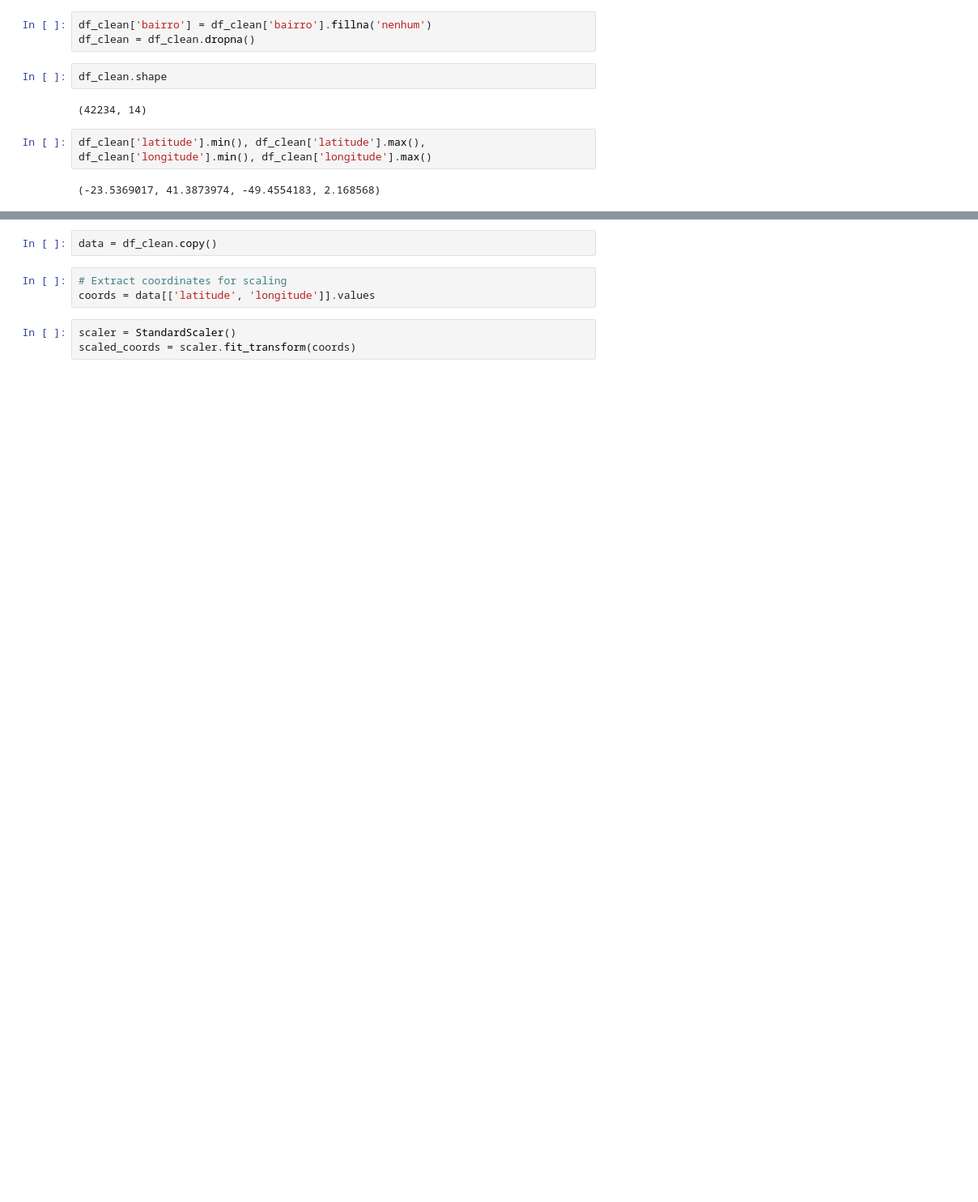
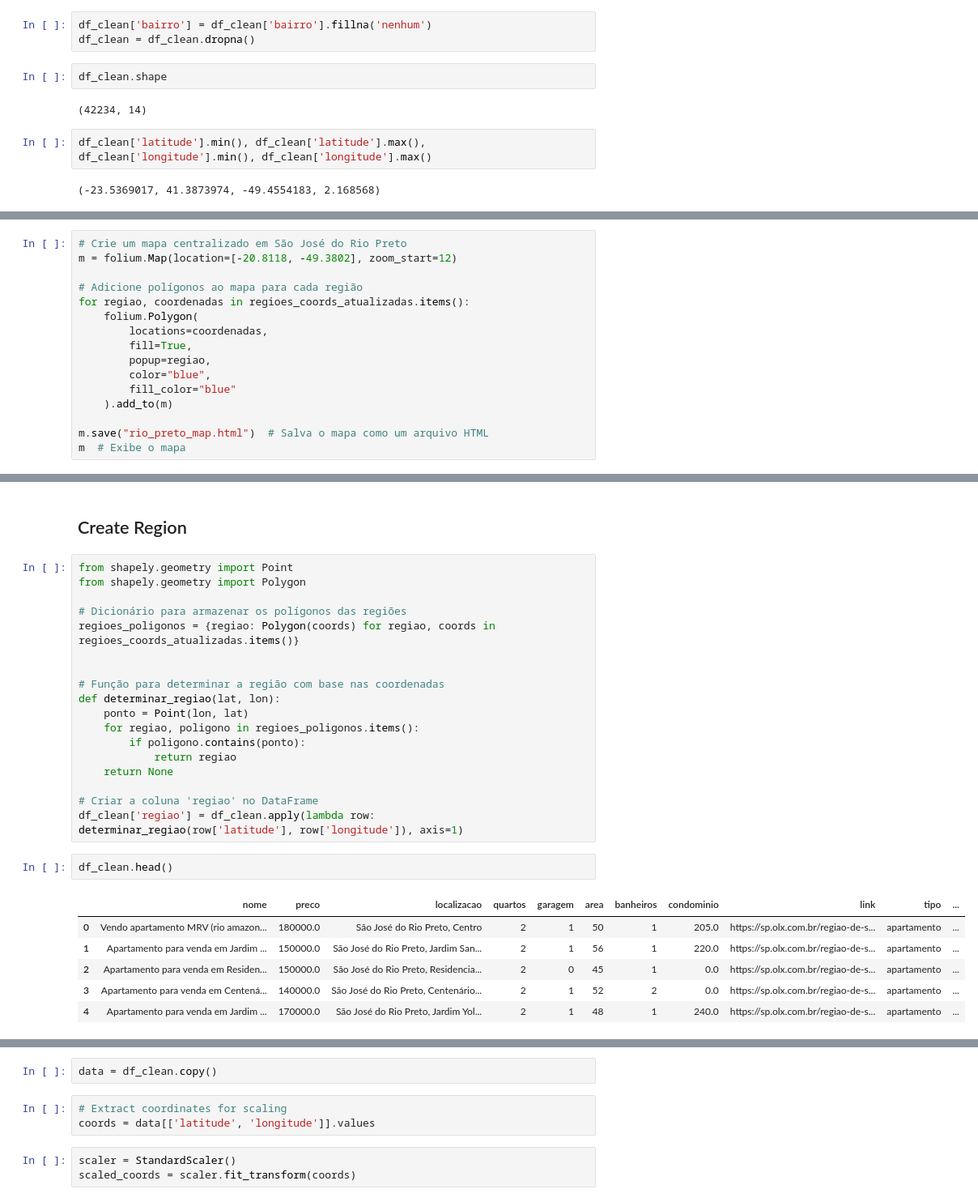
Before and after one commit to EDJR94/rp_housing, a Jupyter notebook: notebooks/rp_housing_v0.ipynb, the cells around one changed output, grey strips where cells are left out. Shown: that part at 81% size. Drawn from its saved outputs; the diff is of its cells as text; blank space fills up the shorter version.

```diff
--- a/notebooks/rp_housing_v0.ipynb
+++ b/notebooks/rp_housing_v0.ipynb
@@ -406,0 +404,16 @@ array([None], dtype=object)
+# %%
+# Crie um mapa centralizado em São José do Rio Preto
+m = folium.Map(location=[-20.8118, -49.3802], zoom_start=12)
+
+# Adicione polígonos ao mapa para cada região
+for regiao, coordenadas in regioes_coords_atualizadas.items():
+    folium.Polygon(
+        locations=coordenadas,
+        fill=True,
+        popup=regiao,
+        color="blue",
+        fill_color="blue"
+    ).add_to(m)
+
+m.save("rio_preto_map.html")  # Salva o mapa como um arquivo HTML
+m  # Exibe o mapa
@@ -406,0 +455,29 @@ array([None], dtype=object)
+# %% [markdown]
+## Create Region
+# %%
+from shapely.geometry import Point
+from shapely.geometry import Polygon
+
+# Dicionário para armazenar os polígonos das regiões
+regioes_poligonos = {regiao: Polygon(coords) for regiao, coords in regioes_coords_atualizadas.items()}
+
+
+# Função para determinar a região com base nas coordenadas
+def determinar_regiao(lat, lon):
+    ponto = Point(lon, lat)
+    for regiao, poligono in regioes_poligonos.items():
+        if poligono.contains(ponto):
+            return regiao
+    return None
+
+# Criar a coluna 'regiao' no DataFrame
+df_clean['regiao'] = df_clean.apply(lambda row: determinar_regiao(row['latitude'], row['longitude']), axis=1)
+# %%
+df_clean.head()
+# %% [output]
+|  | nome | preco | localizacao | quartos | garagem | area | banheiros | condominio | link | tipo | ... |
+| 0 | Vendo apartamento MRV (rio amazon... | 180000.0 | São José do Rio Preto, Centro | 2 | 1 | 50 | 1 | 205.0 | https://sp.olx.com.br/regiao-de-s... | apartamento | ... |
+| 1 | Apartamento para venda em Jardim ... | 150000.0 | São José do Rio Preto, Jardim San... | 2 | 1 | 56 | 1 | 220.0 | https://sp.olx.com.br/regiao-de-s... | apartamento | ... |
+| 2 | Apartamento para venda em Residen... | 150000.0 | São José do Rio Preto, Residencia... | 2 | 0 | 45 | 1 | 0.0 | https://sp.olx.com.br/regiao-de-s... | apartamento | ... |
+| 3 | Apartamento para venda em Centená... | 140000.0 | São José do Rio Preto, Centenário... | 2 | 1 | 52 | 2 | 0.0 | https://sp.olx.com.br/regiao-de-s... | apartamento | ... |
+| 4 | Apartamento para venda em Jardim ... | 170000.0 | São José do Rio Preto, Jardim Yol... | 2 | 1 | 48 | 1 | 240.0 | https://sp.olx.com.br/regiao-de-s... | apartamento | ... |
```
Also changed, not shown: parts of 12 cells of this notebook, 2 other files.
